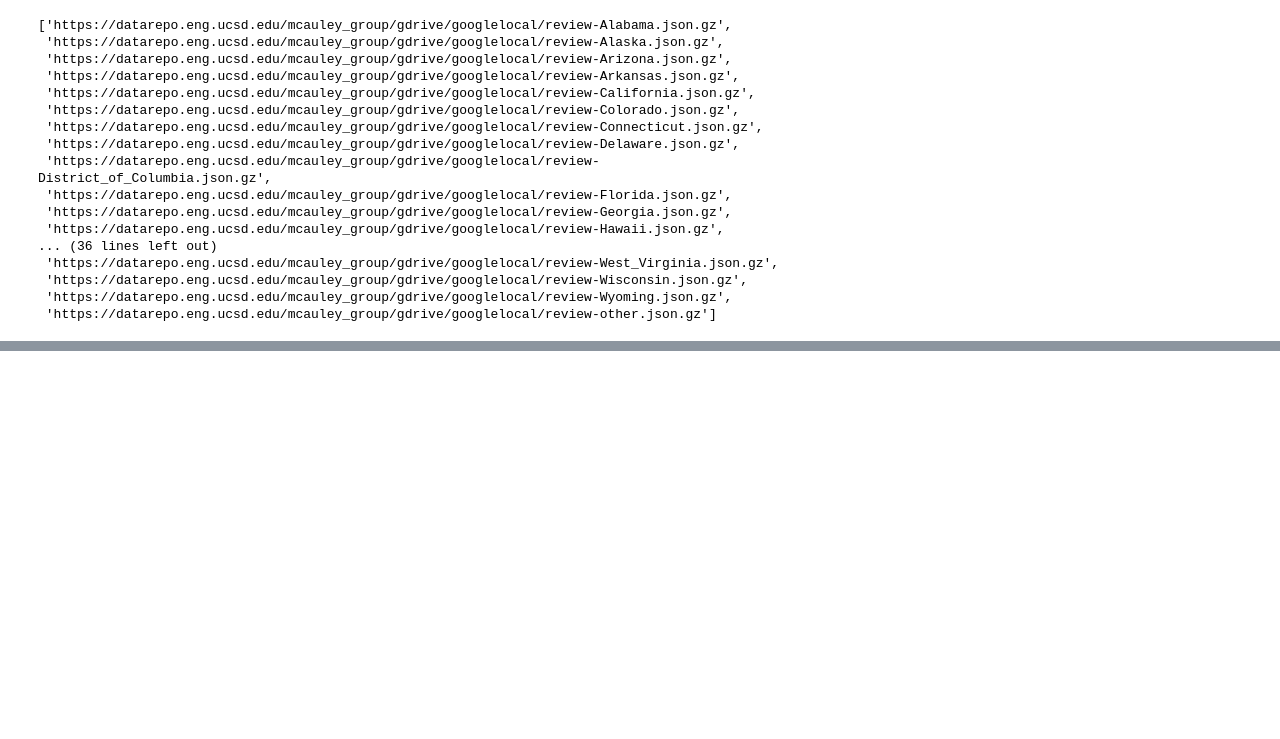
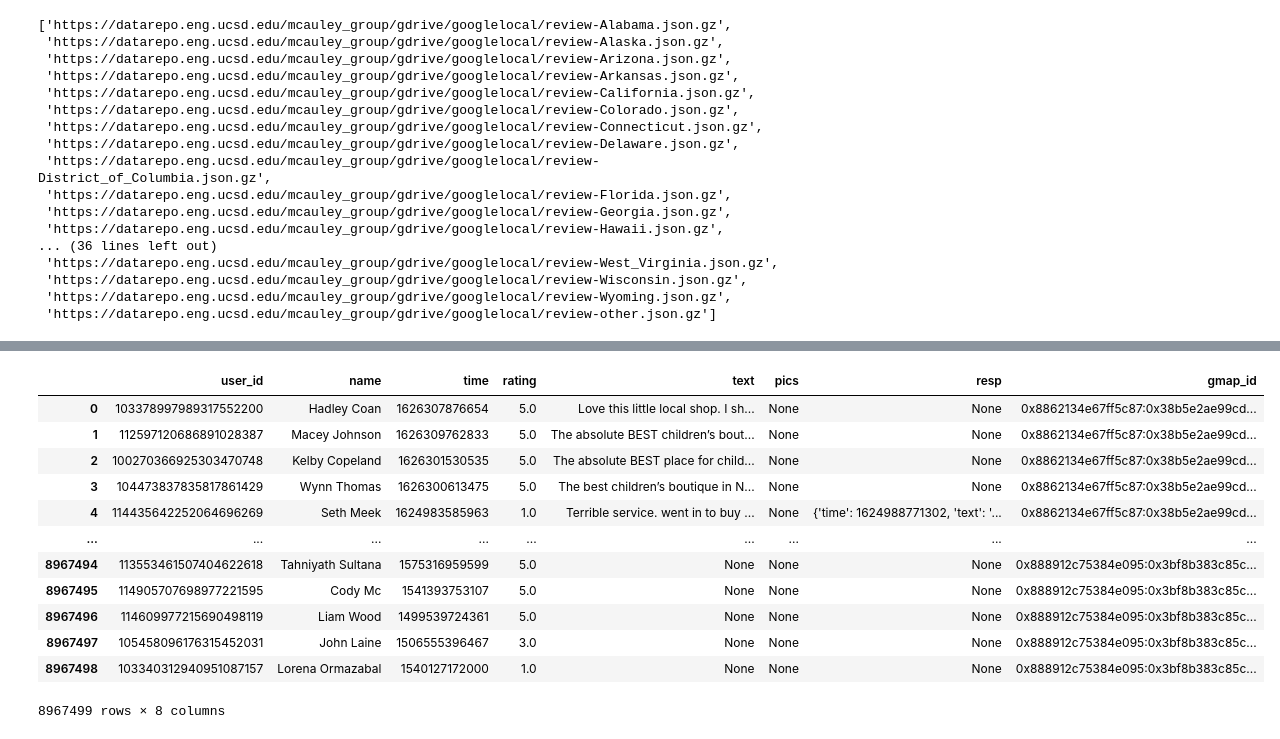
Before and after one commit to AlphaKhaw/mt-sentigen, a Jupyter notebook: notebooks/explore_google_local_review_data.ipynb, the cells around one changed output, grey strips where cells are left out. Saved outputs shown, nothing was run; the diff lists cells and outputs as text; code cells hidden in the pictures; blank space fills up the shorter version.

Commit message:
Finish notebook to explore Google Local Review Data (2021) dataset

```diff
--- a/notebooks/explore_google_local_review_data.ipynb
+++ b/notebooks/explore_google_local_review_data.ipynb
@@ -183,4 +185,5 @@ def download_file(url: str, datapath: str) -> None:
 # %%
+gzip_folderpath = "../data/gzip"
 for url in initial_links:
-    download_file(url, "../data/01_raw")
+    download_file(url, gzip_folderpath)
 # %% [output]
@@ -200,8 +201,8 @@ def parse(path: str) -> Iterator[Dict[str, Any]]:
 # %%
 filepaths = [
-    os.path.join("../data/01_raw/", link.split("/")[-1])
+    os.path.join(gzip_folderpath, link.split("/")[-1])
     for link in initial_links
 ]
 review_dataframe, meta_dataframe, subset_review_dataframe, rating_dataframe = [
-    pd.DataFrame(parse(filepath)) for filepath in filepaths
+    parse_into_dataframe(filepath) for filepath in filepaths
 ]
@@ -217,0 +225,16 @@ rating_dataframe = pd.DataFrame(parse(filepaths[3]))
+# %%
+review_dataframe
+# %% [output]
+|  | user_id | name | time | rating | text | pics | resp | gmap_id |
+| 0 | 103378997989317552200 | Hadley Coan | 1626307876654 | 5.0 | Love this little local shop. I sh... | None | None | 0x8862134e67ff5c87:0x38b5e2ae99cd... |
+| 1 | 112597120686891028387 | Macey Johnson | 1626309762833 | 5.0 | The absolute BEST children’s bout... | None | None | 0x8862134e67ff5c87:0x38b5e2ae99cd... |
+| 2 | 100270366925303470748 | Kelby Copeland | 1626301530535 | 5.0 | The absolute BEST place for child... | None | None | 0x8862134e67ff5c87:0x38b5e2ae99cd... |
+| 3 | 104473837835817861429 | Wynn Thomas | 1626300613475 | 5.0 | The best children’s boutique in N... | None | None | 0x8862134e67ff5c87:0x38b5e2ae99cd... |
+| 4 | 114435642252064696269 | Seth Meek | 1624983585963 | 1.0 | Terrible service. went in to buy ... | None | {'time': 1624988771302, 'text': '... | 0x8862134e67ff5c87:0x38b5e2ae99cd... |
+| ... | ... | ... | ... | ... | ... | ... | ... | ... |
+| 8967494 | 113553461507404622618 | Tahniyath Sultana | 1575316959599 | 5.0 | None | None | None | 0x888912c75384e095:0x3bf8b383c85c... |
+| 8967495 | 114905707698977221595 | Cody Mc | 1541393753107 | 5.0 | None | None | None | 0x888912c75384e095:0x3bf8b383c85c... |
+| 8967496 | 114609977215690498119 | Liam Wood | 1499539724361 | 5.0 | None | None | None | 0x888912c75384e095:0x3bf8b383c85c... |
+| 8967497 | 105458096176315452031 | John Laine | 1506555396467 | 3.0 | None | None | None | 0x888912c75384e095:0x3bf8b383c85c... |
+| 8967498 | 103340312940951087157 | Lorena Ormazabal | 1540127172000 | 1.0 | None | None | None | 0x888912c75384e095:0x3bf8b383c85c... |
+8967499 rows × 8 columns
```
Also changed, not shown: parts of 29 cells of this notebook.
